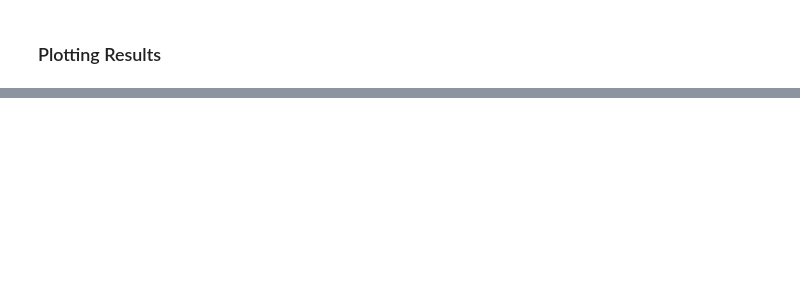
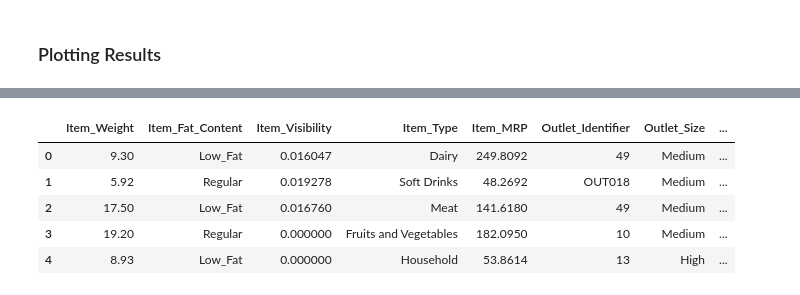
Before and after one commit to alishan-kaisani/BigMart-Data-Analysis, a Jupyter notebook: BigMart_Model.ipynb, the cells around one changed output, grey strips where cells are left out. Cells and saved outputs as stored; diff of their text form; code cells hidden in the pictures; blank space fills up the shorter version.

```diff
--- a/BigMart_Model.ipynb
+++ b/BigMart_Model.ipynb
@@ -64,0 +193,9 @@ plt.show()
+# %%
+df.head()
+# %% [output]
+|  | Item_Weight | Item_Fat_Content | Item_Visibility | Item_Type | Item_MRP | Outlet_Identifier | Outlet_Size | ... |
+| 0 | 9.30 | Low_Fat | 0.016047 | Dairy | 249.8092 | 49 | Medium | ... |
+| 1 | 5.92 | Regular | 0.019278 | Soft Drinks | 48.2692 | OUT018 | Medium | ... |
+| 2 | 17.50 | Low_Fat | 0.016760 | Meat | 141.6180 | 49 | Medium | ... |
+| 3 | 19.20 | Regular | 0.000000 | Fruits and Vegetables | 182.0950 | 10 | Medium | ... |
+| 4 | 8.93 | Low_Fat | 0.000000 | Household | 53.8614 | 13 | High | ... |
```
Also changed, not shown: parts of 16 cells of this notebook, 7 other files.
